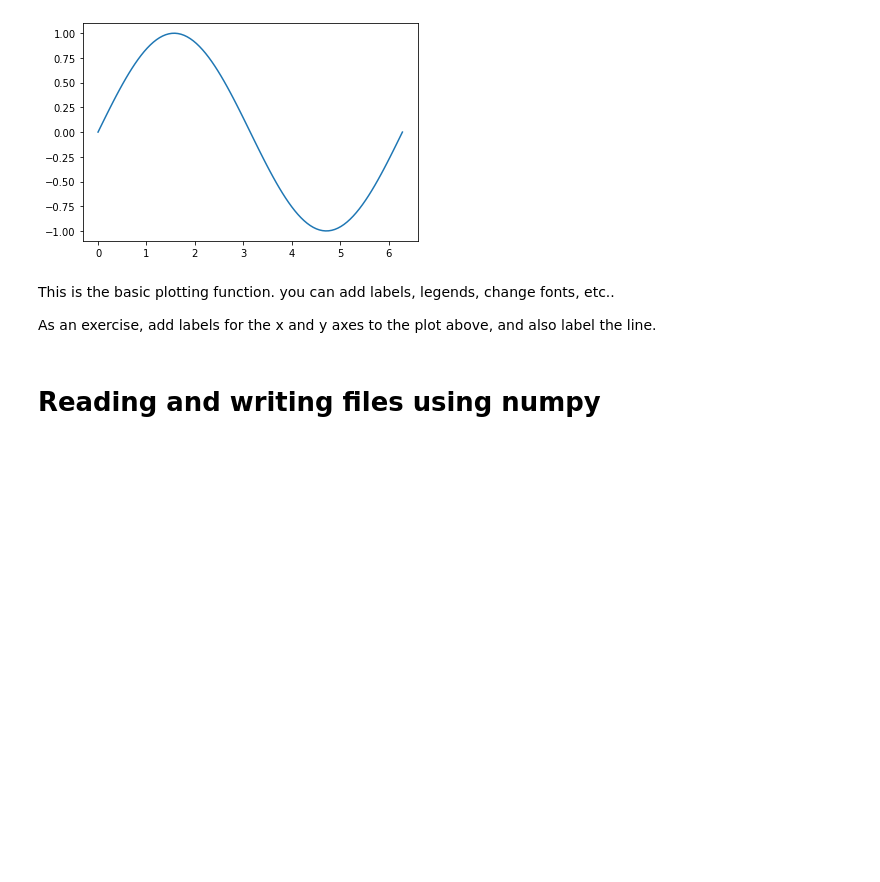
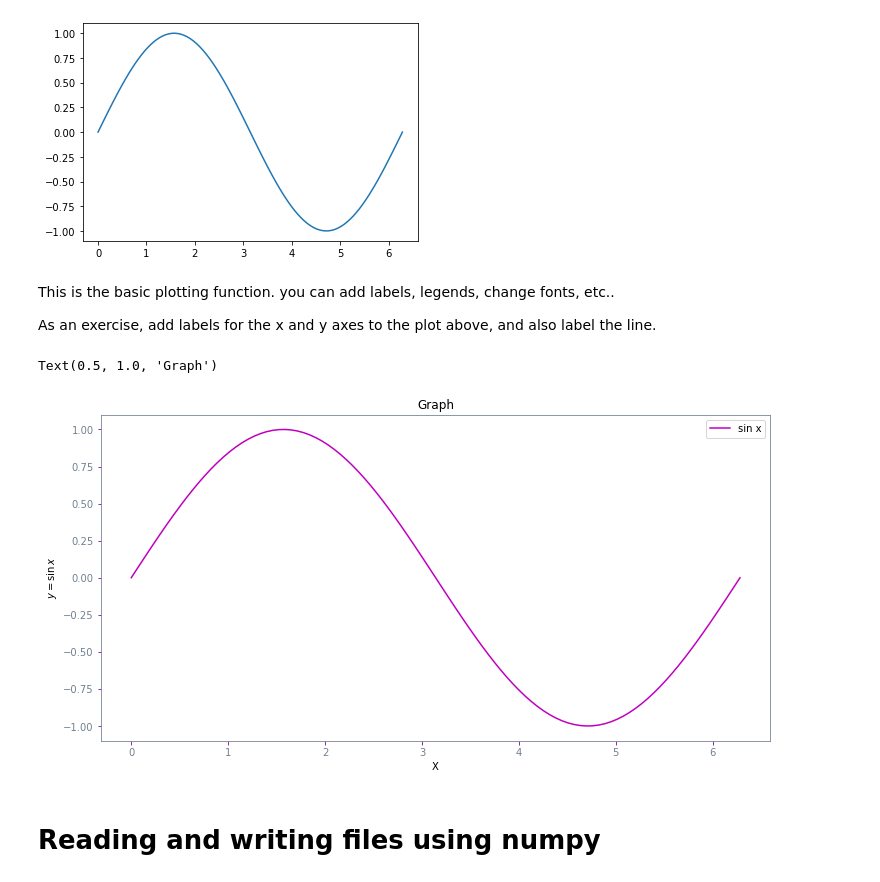
Before and after one commit to SBUDataAnalysis/hw1-MohiMozaffari, a Jupyter notebook: Set_01.ipynb, the cells around one changed output. Cells and saved outputs as stored; diff of their text form; code cells hidden in the pictures; blank space fills up the shorter version.

```diff
--- a/Set_01.ipynb
+++ b/Set_01.ipynb
@@ -327,6 +343,20 @@ plt.show()
 This is the basic plotting function. you can add labels, legends, change fonts, etc..
 
 As an exercise, add labels for the x and y axes to the plot above, and also label the line.
+# %%
+fig = plt.figure(figsize=(12,6))
+ax = plt.axes()
+ax.tick_params(color='#700090', labelcolor='#708090')
+for spine in ax.spines.values():
+        spine.set_edgecolor('#708090')
+line, = plt.plot(x, y, 'm', label = 'sin x')
+plt.xlabel('X')
+plt.ylabel(r"$y = \sin x$")
+plt.legend()
+plt.title("Graph")
+# %% [output]
+Text(0.5, 1.0, 'Graph')
+[figure, added]
 # %% [markdown]
 # Reading and writing files using numpy
 # %% [markdown]
```
Also changed, not shown: parts of 7 cells of this notebook.
